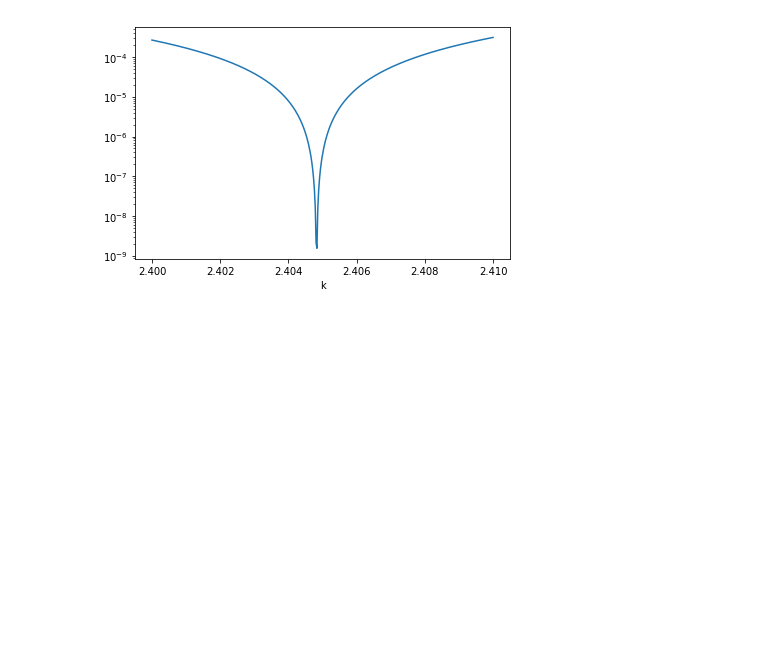
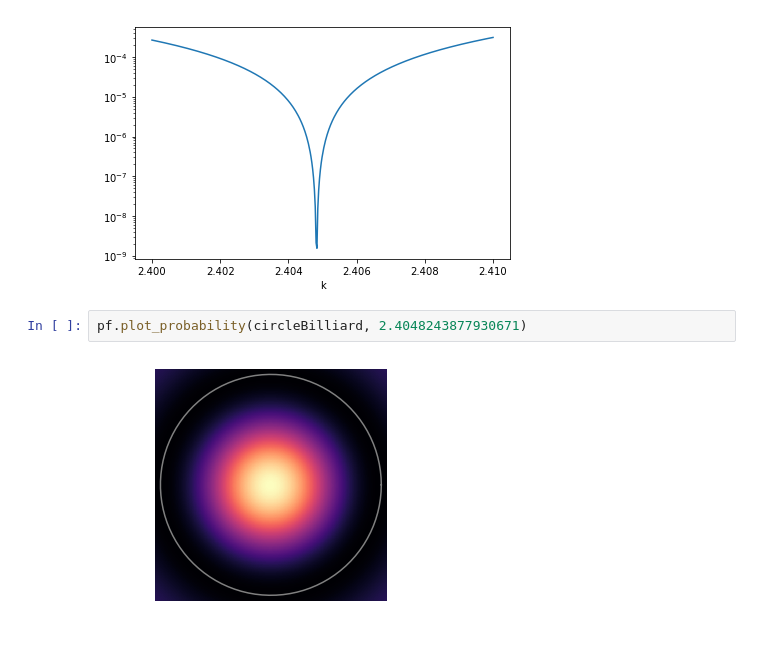
Before and after one commit to benokit/quantum-billiards, a Jupyter notebook: Quantum billiard test notebook.ipynb, the cells around one changed output. Cells and saved outputs as stored; diff of their text form; blank space fills up the shorter version.

```diff
--- a/Quantum billiard test notebook.ipynb
+++ b/Quantum billiard test notebook.ipynb
@@ -72,3 +85,7 @@ array([2.40482556])
 pf.plot_tension(circleBilliard, 2.4, 2.41, grid = 400)
 # %% [output]
 [figure]
+# %%
+pf.plot_probability(circleBilliard, 2.4048243877930671)
+# %% [output]
+[figure, added]
```
Also changed, not shown: parts of 27 cells of this notebook, 6 other files.
